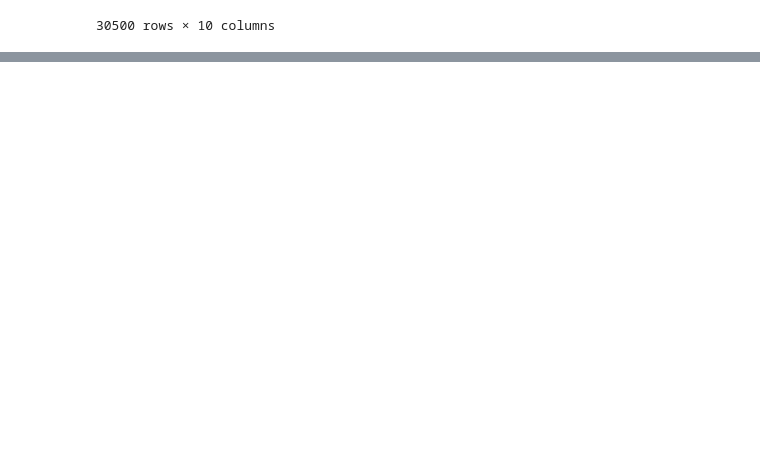
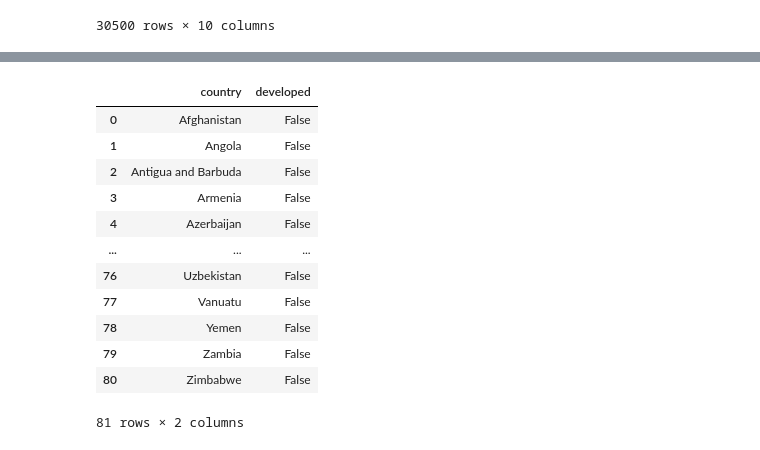
Before and after one commit to subut0n/DemographyNutritionFAO, a Jupyter notebook: faostats.ipynb, the cells around one changed output, grey strips where cells are left out. Cells and saved outputs as stored; diff of their text form; code cells hidden in the pictures; blank space fills up the shorter version.

```diff
--- a/faostats.ipynb
+++ b/faostats.ipynb
@@ -311,0 +317,3 @@ df_least.head()
+# %%
+df_least = pd.read_csv('csvfiles/dev_countries.csv')
+df_least.head(1)
@@ -312,2 +323,3 @@ df_least.head()
 # %%
 df['developed'] = True
+df_least['developed'] = False
@@ -329,0 +336,18 @@ df['developed'].isin() = False
+# %%
+df_least = df_least[['Area','developed']]
+df_least.columns = ['country','developed']
+df_least
+# %% [output]
+|  | country | developed |
+| 0 | Afghanistan | False |
+| 1 | Angola | False |
+| 2 | Antigua and Barbuda | False |
+| 3 | Armenia | False |
+| 4 | Azerbaijan | False |
+| ... | ... | ... |
+| 76 | Uzbekistan | False |
+| 77 | Vanuatu | False |
+| 78 | Yemen | False |
+| 79 | Zambia | False |
+| 80 | Zimbabwe | False |
+81 rows × 2 columns
```
Also changed, not shown: parts of 15 cells of this notebook, 1 other file.
